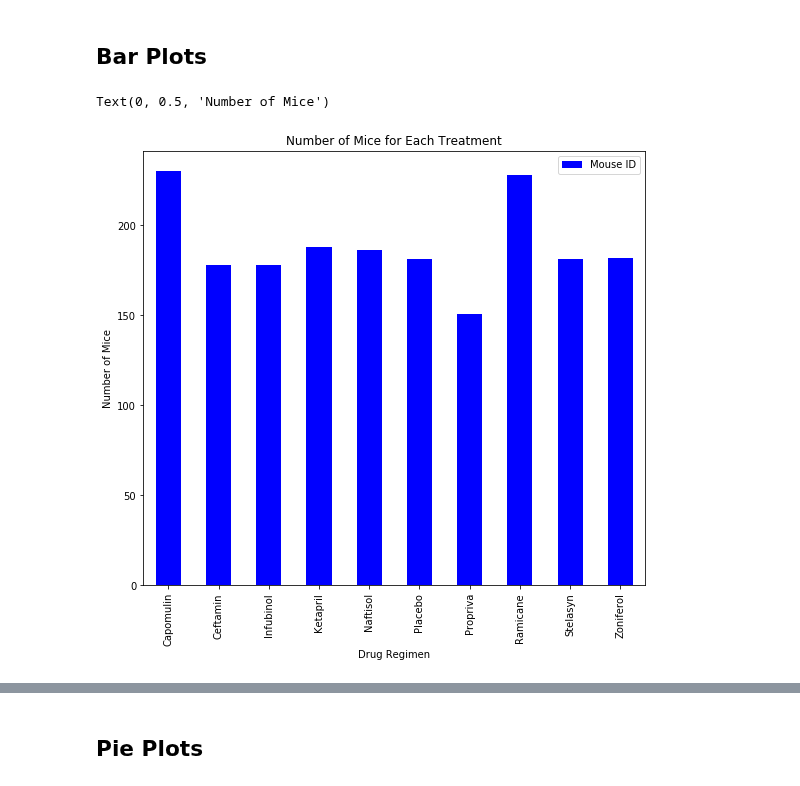
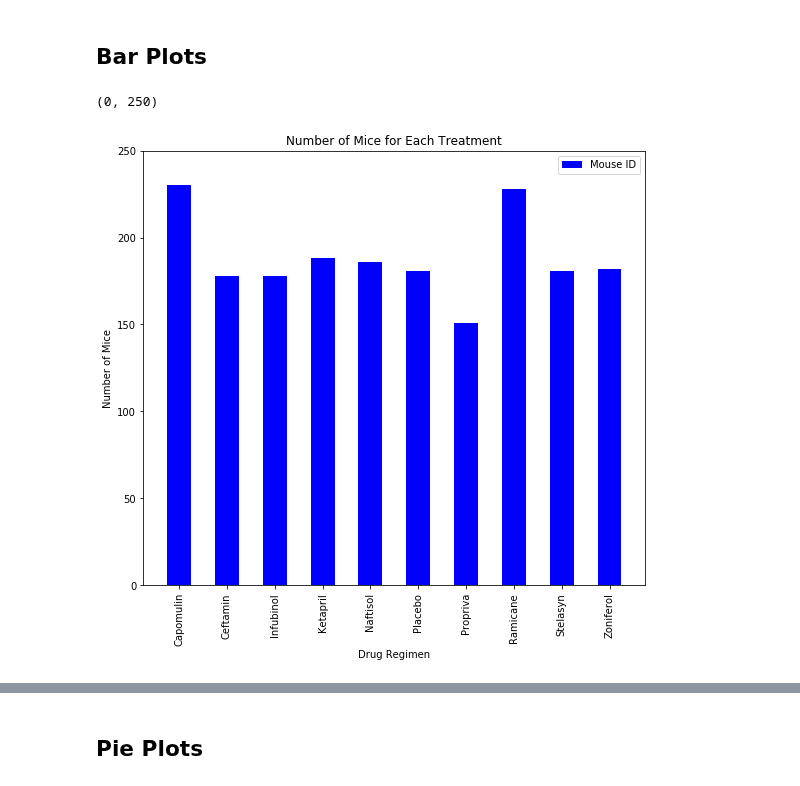
Before and after one commit to olivesun1213/Matplotlib, a Jupyter notebook: Unit 05 - Matplotlib_Homework_Instructions_Pymaceuticals_pymaceuticals_starter.ipynb, the cells around one changed output, grey strips where cells are left out. Drawn from its saved outputs; the diff is of its cells as text; code cells hidden in the pictures.

```diff
--- a/Unit 05 - Matplotlib_Homework_Instructions_Pymaceuticals_pymaceuticals_starter.ipynb
+++ b/Unit 05 - Matplotlib_Homework_Instructions_Pymaceuticals_pymaceuticals_starter.ipynb
@@ -229,13 +229,15 @@ summary
 # %%
 # Generate a bar plot showing the number of mice per time point for each treatment throughout the course of the study using pandas.
 total_mice=pd.DataFrame(newtable.groupby("Drug Regimen")["Mouse ID"].count())
 
-total_mice_chart=total_mice.plot(kind="bar", figsize=(9,8),color='b', title="Number of Mice for Each Treatment")
+total_mice_chart=total_mice.plot(kind="bar", figsize=(9,8),color='b', title="Number of Mice for Each Treatment",width=0.5)
 total_mice_chart.set_xlabel("Drug Regimen")
 total_mice_chart.set_ylabel("Number of Mice")
+total_mice_chart.set_xlim(-0.75, len(x_axis)-0.25)
+total_mice_chart.set_ylim(0, 250)
 # %% [output]
-Text(0, 0.5, 'Number of Mice')
+(0, 250)
-[figure, old version]
+[figure, new version]
 # %%
 # Generate a bar plot showing the number of mice per time point for each treatment throughout the course of the study using pyplot.
 #set x axis and tick locations
```
Also changed, not shown: parts of 5 cells of this notebook.
